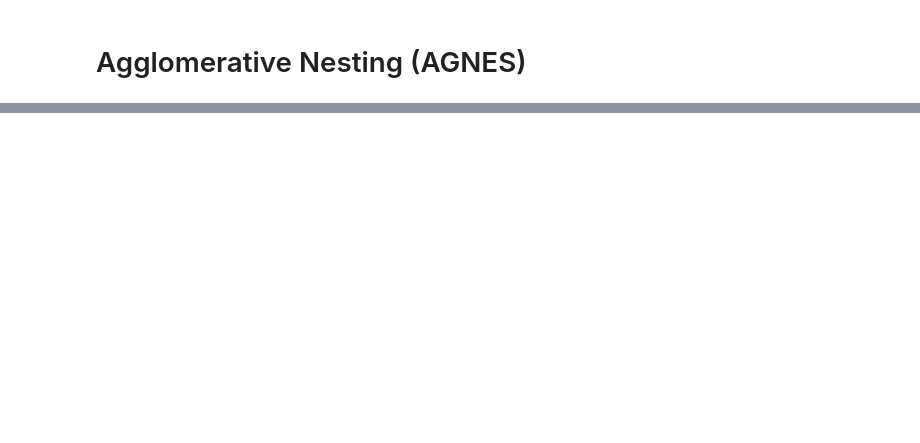
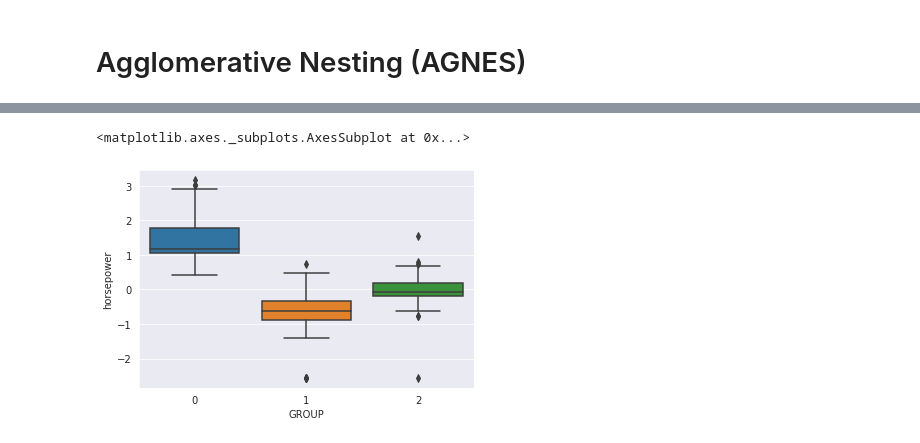
Before and after one commit to Barrok/auto-mpg, a Jupyter notebook: script.ipynb, the cells around one changed output, grey strips where cells are left out. Saved outputs shown, nothing was run; the diff lists cells and outputs as text; code cells hidden in the pictures; blank space fills up the shorter version.

```diff
--- a/script.ipynb
+++ b/script.ipynb
@@ -360,0 +371,6 @@ print(np.asarray((unique, counts)).T)
+# %%
+sns.boxplot(x = dfst['GROUP'],
+            y = dfst['horsepower'])
+# %% [output]
+<matplotlib.axes._subplots.AxesSubplot at 0x...>
+[figure, added]
```
Also changed, not shown: parts of 19 cells of this notebook.
